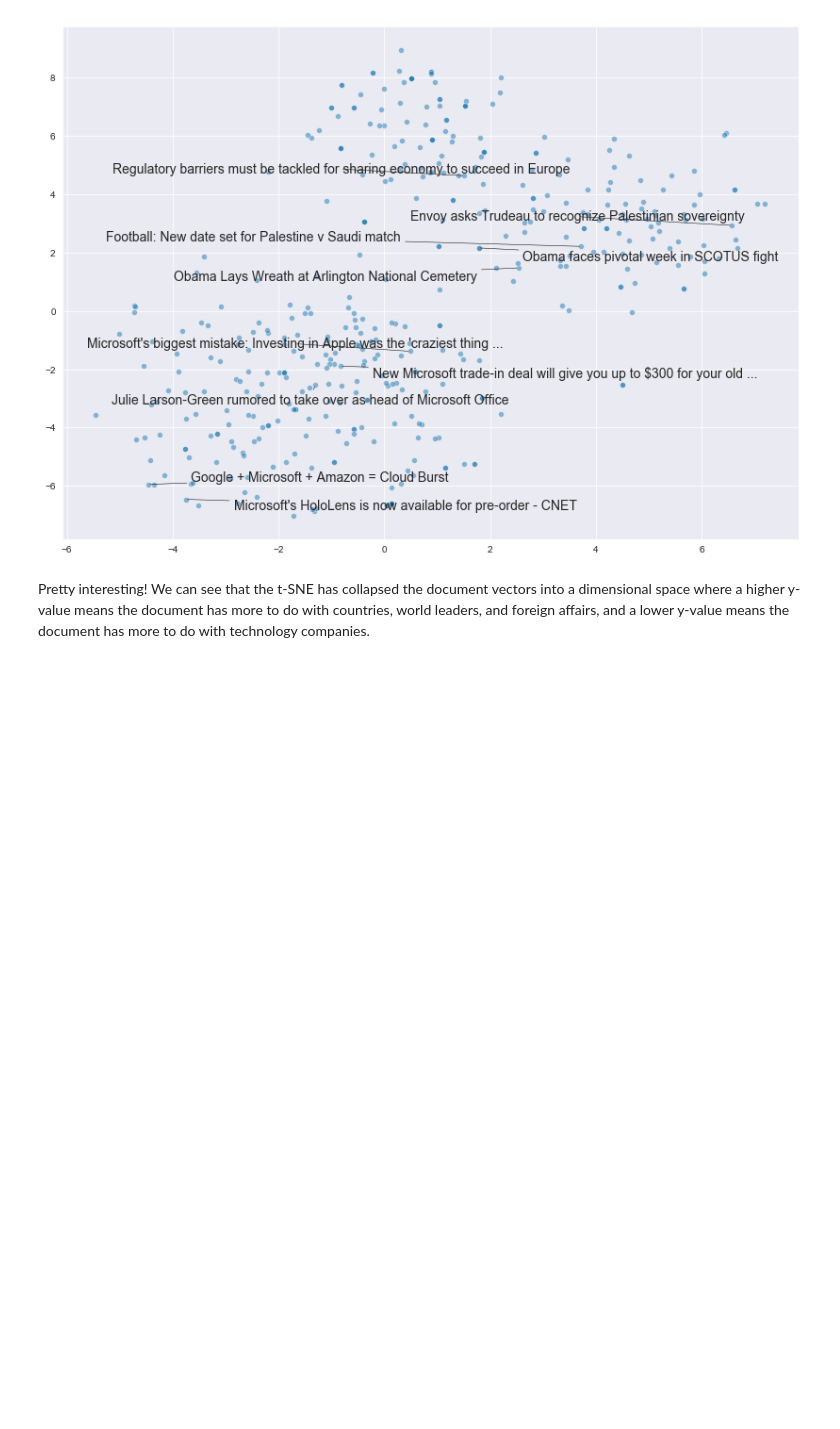
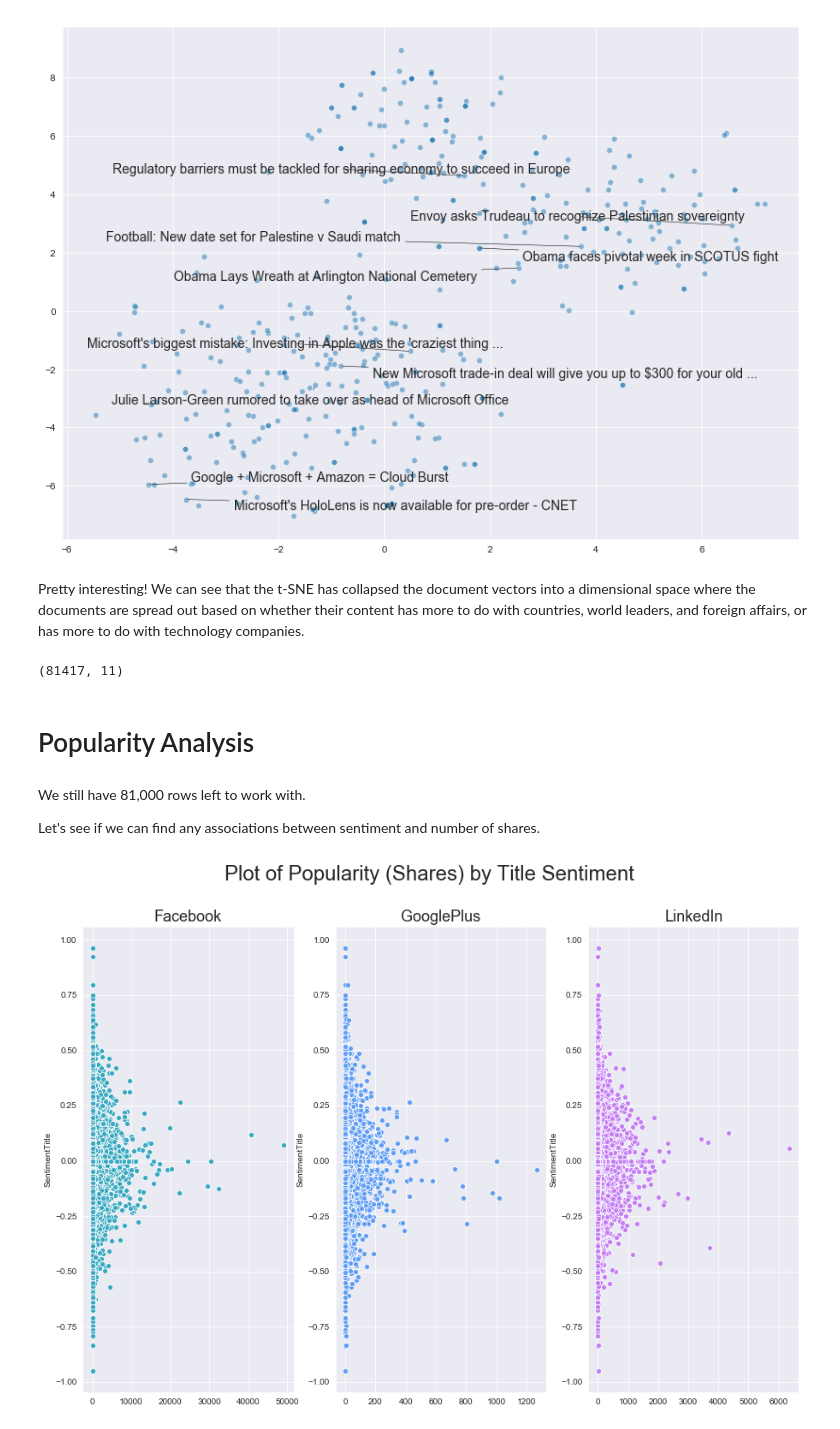
Before and after one commit to chambliss/Notebooks, a Jupyter notebook: Word2Vec_News_Analysis.ipynb, the cells around one changed output. Cells and saved outputs as stored; diff of their text form; code cells hidden in the pictures; blank space fills up the shorter version.

Commit message:
Updated with many new and nifty plots - still a work in progress

```diff
--- a/Word2Vec_News_Analysis.ipynb
+++ b/Word2Vec_News_Analysis.ipynb
@@ -249,4 +255,39 @@ plt.show()
 # %% [output]
 [figure]
 # %% [markdown]
-Pretty interesting! We can see that the t-SNE has collapsed the document vectors into a dimensional space where a higher y-value means the document has more to do with countries, world leaders, and foreign affairs, and a lower y-value means the document has more to do with technology companies.
+Pretty interesting! We can see that the t-SNE has collapsed the document vectors into a dimensional space where the documents are spread out based on whether their content has more to do with countries, world leaders, and foreign affairs, or has more to do with technology companies.
+# %%
+# Drop all the rows where the article popularities are unknown (this is only about 11% of the data)
+main_data = main_data.drop(main_data[(main_data.Facebook == -1) |
+                                     (main_data.GooglePlus == -1) |
+                                     (main_data.LinkedIn == -1)].index)
+
+# Also drop all rows where we don't know the source
+main_data = main_data.drop(main_data[main_data['Source'].isna()].index)
+
+main_data.shape
+# %% [output]
+(81417, 11)
+# %% [markdown]
+# Popularity Analysis
+# %% [markdown]
+We still have 81,000 rows left to work with.
+
+Let's see if we can find any associations between sentiment and number of shares.
+# %%
+fig, ax = plt.subplots(1, 3, figsize=(15, 10))
+
+subplots = [a for a in ax]
+platforms = ['Facebook', 'GooglePlus', 'LinkedIn']
+colors = list(sns.husl_palette(10, h=.5)[1:4])
+
+for platform, subplot, color in zip(platforms, subplots, colors):
+    sns.scatterplot(x = main_data[platform], y = main_data['SentimentTitle'], ax=subplot, color=color)
+    subplot.set_title(platform, fontsize=18)
+    subplot.set_xlabel('')
+
+fig.suptitle('Plot of Popularity (Shares) by Title Sentiment', fontsize=24)
+
+plt.show()
+# %% [output]
+[figure, added]
```
Also changed, not shown: parts of 15 cells of this notebook.
